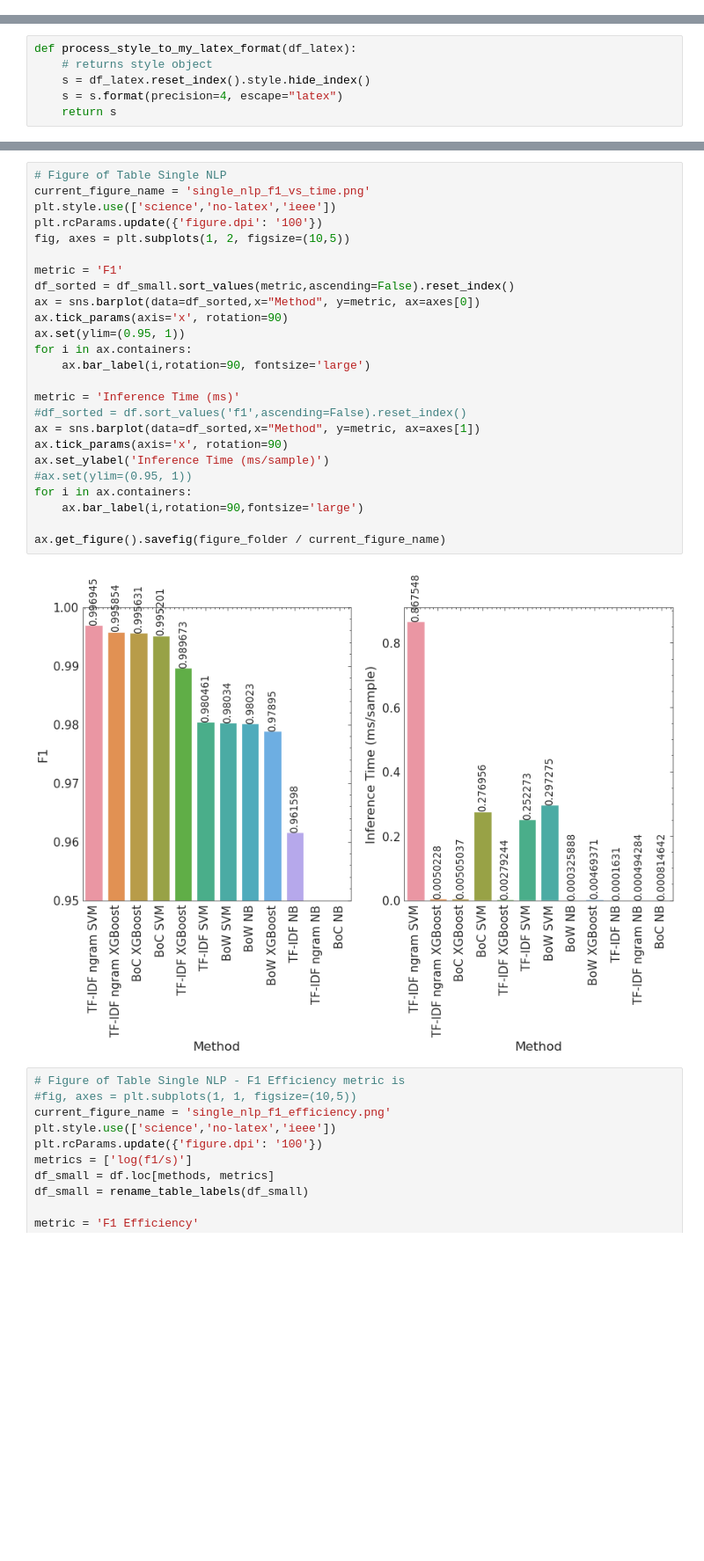
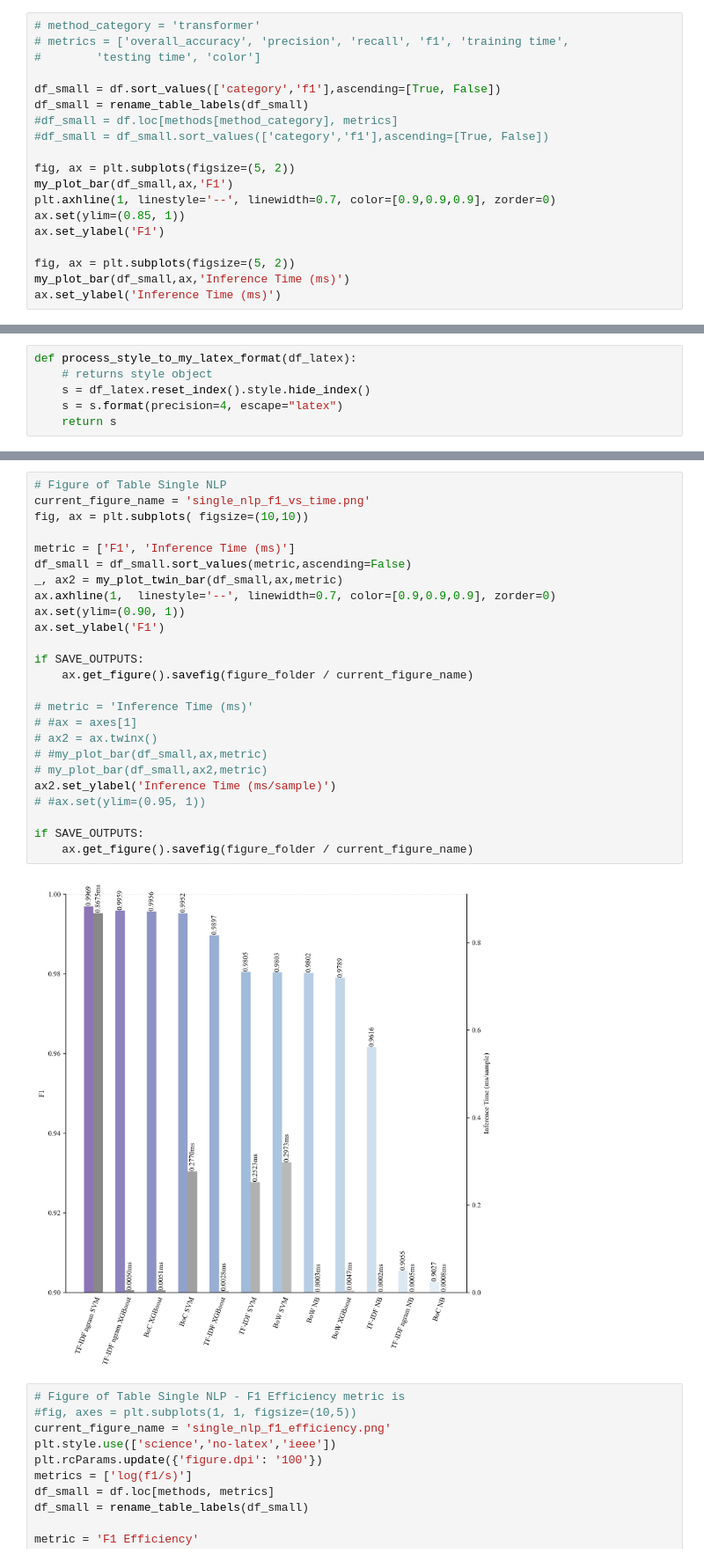
Before and after one commit to gdrlab/cascaded-sqli-detection, a Jupyter notebook: utils/tmp_color_schema.ipynb, the cells around one changed output, grey strips where cells are left out. Shown at 88% size. Saved outputs shown, nothing was run; the diff lists cells and outputs as text; blank space fills up the shorter version.

Commit message:
color schema

```diff
--- a/utils/tmp_color_schema.ipynb
+++ b/utils/tmp_color_schema.ipynb
@@ -289,0 +235,19 @@ plt.style.use(['science','no-latex','ieee'])
+# %%
+# method_category = 'transformer'
+# metrics = ['overall_accuracy', 'precision', 'recall', 'f1', 'training time',
+#        'testing time', 'color']
+
+df_small = df.sort_values(['category','f1'],ascending=[True, False])
+df_small = rename_table_labels(df_small)
+#df_small = df.loc[methods[method_category], metrics]
+#df_small = df_small.sort_values(['category','f1'],ascending=[True, False])
+
+fig, ax = plt.subplots(figsize=(5, 2))
+my_plot_bar(df_small,ax,'F1')
+plt.axhline(1, linestyle='--', linewidth=0.7, color=[0.9,0.9,0.9], zorder=0)
+ax.set(ylim=(0.85, 1))
+ax.set_ylabel('F1')
+
+fig, ax = plt.subplots(figsize=(5, 2))
+my_plot_bar(df_small,ax,'Inference Time (ms)')
+ax.set_ylabel('Inference Time (ms)')
@@ -360,30 +402,30 @@ s.to_latex(buf=out_file_name,
 # %%
 # Figure of Table Single NLP
 current_figure_name = 'single_nlp_f1_vs_time.png'
-plt.style.use(['science','no-latex','ieee'])
-plt.rcParams.update({'figure.dpi': '100'})
-fig, axes = plt.subplots(1, 2, figsize=(10,5))
+fig, ax = plt.subplots( figsize=(10,10))
 
-metric = 'F1'
-df_sorted = df_small.sort_values(metric,ascending=False).reset_index()
-ax = sns.barplot(data=df_sorted,x="Method", y=metric, ax=axes[0])
-ax.tick_params(axis='x', rotation=90)
-ax.set(ylim=(0.95, 1))
-for i in ax.containers:
-    ax.bar_label(i,rotation=90, fontsize='large')
+metric = ['F1', 'Inference Time (ms)']
+df_small = df_small.sort_values(metric,ascending=False)
+_, ax2 = my_plot_twin_bar(df_small,ax,metric)
+ax.axhline(1,  linestyle='--', linewidth=0.7, color=[0.9,0.9,0.9], zorder=0)
+ax.set(ylim=(0.90, 1))
+ax.set_ylabel('F1')
 
-metric = 'Inference Time (ms)'
-#df_sorted = df.sort_values('f1',ascending=False).reset_index()
-ax = sns.barplot(data=df_sorted,x="Method", y=metric, ax=axes[1])
-ax.tick_params(axis='x', rotation=90)
-ax.set_ylabel('Inference Time (ms/sample)')
-#ax.set(ylim=(0.95, 1))
-for i in ax.containers:
-    ax.bar_label(i,rotation=90,fontsize='large')
+if SAVE_OUTPUTS:
+    ax.get_figure().savefig(figure_folder / current_figure_name)
 
-ax.get_figure().savefig(figure_folder / current_figure_name)
+# metric = 'Inference Time (ms)'
+# #ax = axes[1]
+# ax2 = ax.twinx()
+# #my_plot_bar(df_small,ax,metric)
+# my_plot_bar(df_small,ax2,metric)
+ax2.set_ylabel('Inference Time (ms/sample)')
+# #ax.set(ylim=(0.95, 1))
+
+if SAVE_OUTPUTS:
+    ax.get_figure().savefig(figure_folder / current_figure_name)
 # %% [output]
-[figure, old version]
+[figure, new version]
 # %%
 # Figure of Table Single NLP - F1 Efficiency metric is
 #fig, axes = plt.subplots(1, 1, figsize=(10,5))
```
Also changed, not shown: parts of 27 cells of this notebook, 1 other file.
